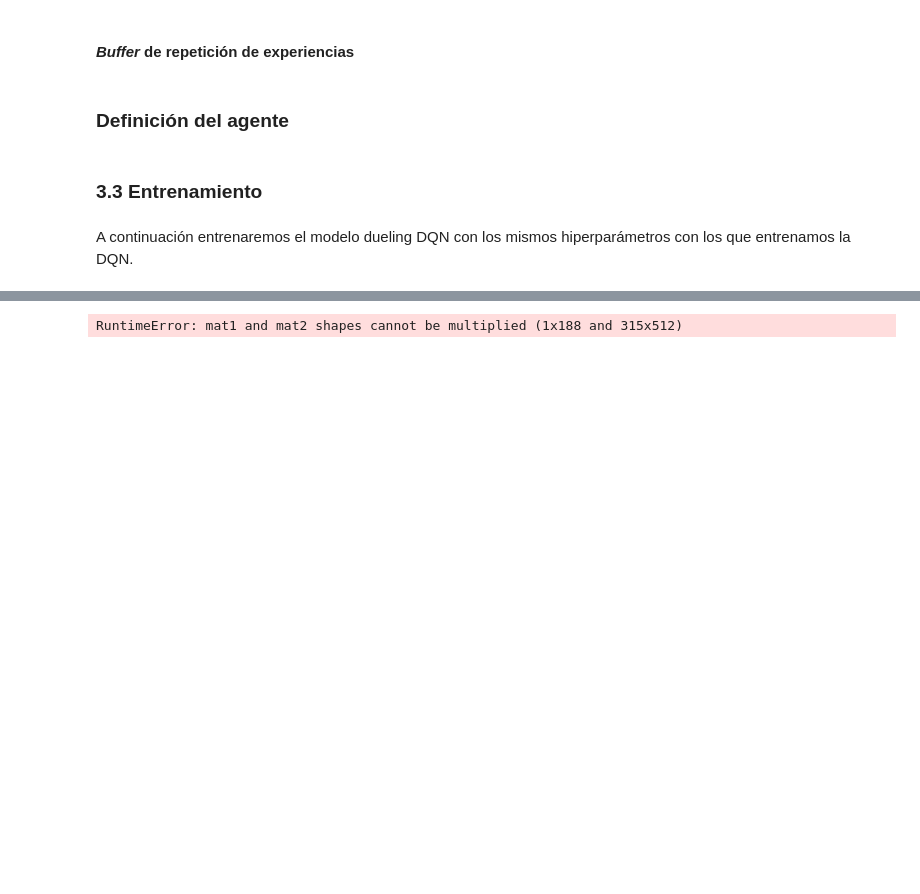
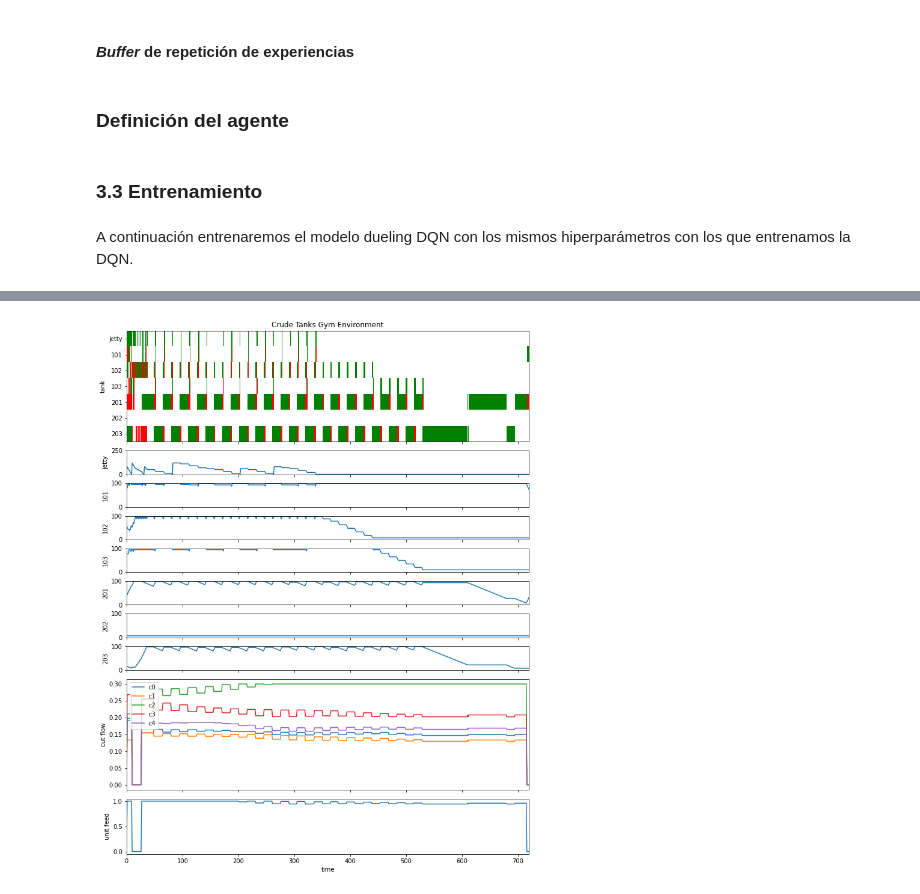
Before and after one commit to BaltiBoix/Scheduling, a Jupyter notebook: crudeSched_DuelingDQN.ipynb, the cells around one changed output, grey strips where cells are left out. Saved outputs shown, nothing was run; the diff lists cells and outputs as text; code cells hidden in the pictures; blank space fills up the shorter version.

```diff
--- a/crudeSched_DuelingDQN.ipynb
+++ b/crudeSched_DuelingDQN.ipynb
@@ -520,31 +519,33 @@ torch.save(ddqn.state_dict(), myfile)
 # %%
 %%time
 
 env = gym.envs.make('crudeTanksEnv-v2')
 
 d_dqn = duelingDQN(env, n_inputs, device='cuda')
 d_dqn.load_state_dict(torch.load(myfile))
 
-state, data = env.reset(assay=assay, unitVolCutMax=unitVolCutMax)
-state0 = flat(env.observation_space, state)
+seed = 200560
+
+state, data = env.reset(seed=seed, assay=assay, unitVolCutMax=unitVolCutMax)
+state0 = np.concatenate((flatFixData(data), flat(env.observation_space, state)), axis=-1)
 actionAvail = data['actionAvail']
 done = False
 episode_reward = 0
 n = 0
 action_list = []
 while not done:
     action= torch.max(d_dqn.get_qvals(state0) * torch.tensor(actionAvail+1E-5, device=d_dqn.device), dim=-1)[1].item()
     action_list.append(action)
     state, reward, done, truncated, info = env.step(action)
     actionAvail = info['actionAvail']
     episode_reward += reward
     n += 1
-    state0 = flat(env.observation_space, state)
+    state0 = np.concatenate((flatFixData(data), flat(env.observation_space, state)), axis=-1)
 
 env.render()
 print('\n')
 # %% [output]
-RuntimeError: mat1 and mat2 shapes cannot be multiplied (1x188 and 315x512)
+[figure, added]
 # %%
 %%time
 
```
Also changed, not shown: parts of 6 cells of this notebook.
